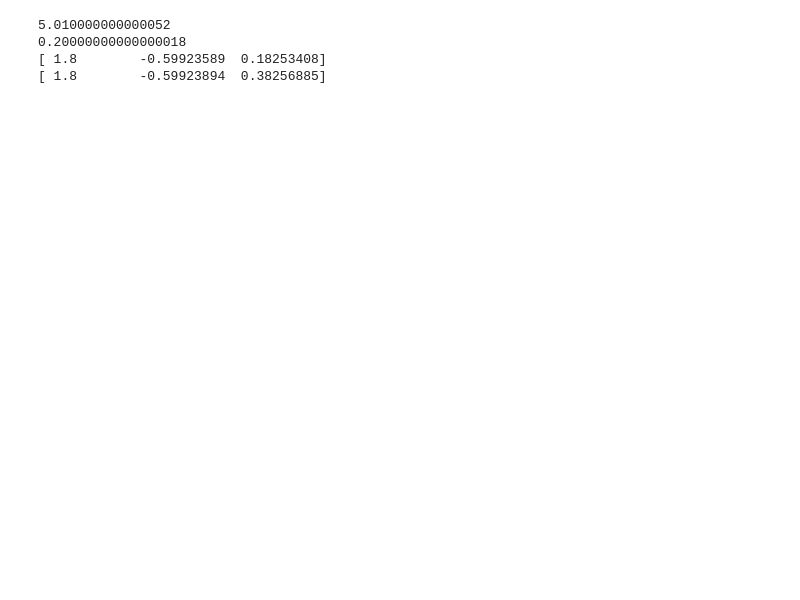
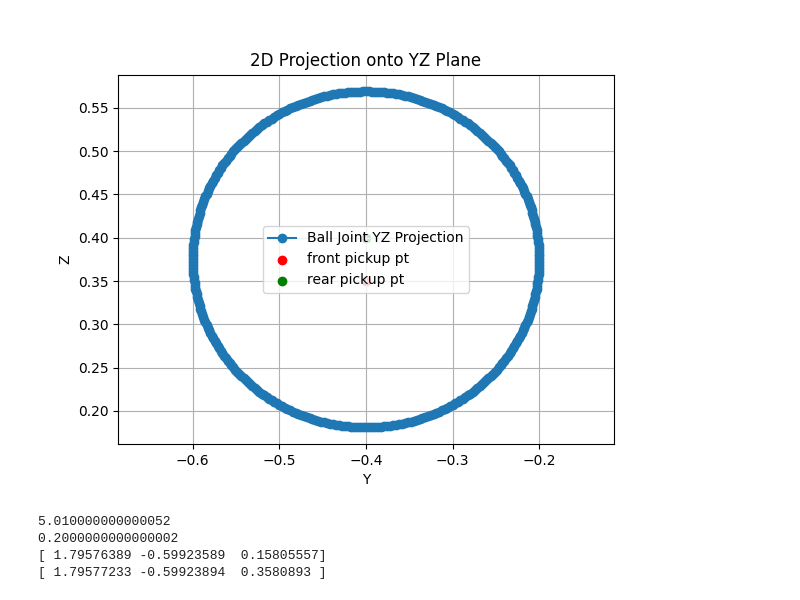
Before and after one commit to Bfoke/Death-Missile, a Jupyter notebook: Kinematics/SingleCorner.ipynb, the cells around one changed output. Drawn from its saved outputs; the diff is of its cells as text; code cells hidden in the pictures; blank space fills up the shorter version.

Commit message:
rotation might not work

```diff
--- a/Kinematics/SingleCorner.ipynb
+++ b/Kinematics/SingleCorner.ipynb
@@ -87,17 +144,28 @@ print(len(y))
+# %%
+plt.figure()
+plt.plot(y, z, 'o-', label='Ball Joint YZ Projection')
+plt.scatter(FrU1[1], FrU1[2], color='red', label='front pickup pt')
+plt.scatter(FrU2[1], FrU2[2], color='green', label='rear pickup pt')
+plt.xlabel('Y')
+plt.ylabel('Z')
+plt.title('2D Projection onto YZ Plane')
+plt.legend()
+plt.axis('equal')  # Optional: keeps aspect ratio equal
+plt.grid(True)
+plt.show()
+# %% [output]
+[figure, added]
 # %%
 FR_upper = Wishbone(FrU1, FrU2, FrU3)
 FR_lower = Wishbone(FrL1, FrL2, FrL3)
 joint_dist = .2
-# theta_start_lower = np.deg2rad(-5)
 upper_pos = FR_upper.rotation(np.deg2rad(5))
-# lower_pos = FR_lower.rotation(theta_start_lower)
 
 dtheta = np.deg2rad(0.01)
 max_angle = np.deg2rad(40)
 steps = int(max_angle/dtheta)
 
 theta = 0
-error = 10
 theta_close = 0
 closest_dist = 10
 
@@ -119,9 +187,9 @@ print(lower_pos)
 print(upper_pos)
 # %% [output]
 5.010000000000052
-0.20000000000000018
-[ 1.8        -0.59923589  0.18253408]
-[ 1.8        -0.59923894  0.38256885]
+0.2000000000000002
+[ 1.79576389 -0.59923589  0.15805557]
+[ 1.79577233 -0.59923894  0.3580893 ]
 # %%
 import numpy as np
 import matplotlib.pyplot as plt
```
Also changed, not shown: parts of 8 cells of this notebook, 1 other file.
